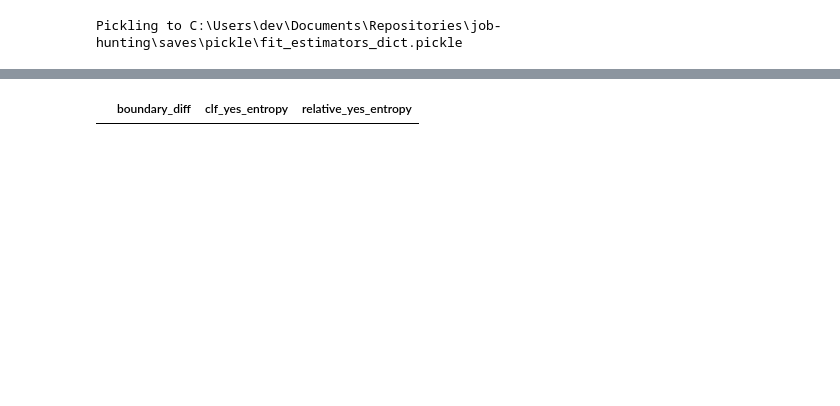
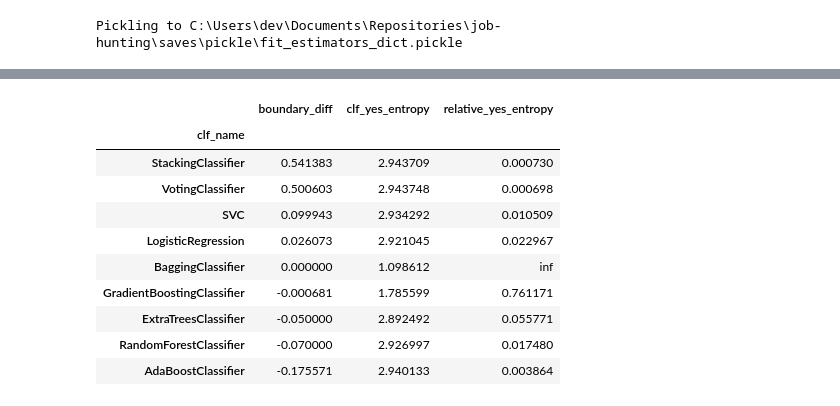
Before and after one commit to dbabbitt/job-hunting, a Jupyter notebook: ipynb/Indeed Header Classifier Scores.ipynb, the cells around one changed output, grey strips where cells are left out. Drawn from its saved outputs; the diff is of its cells as text; code cells hidden in the pictures; blank space fills up the shorter version.

```diff
--- a/ipynb/Indeed Header Classifier Scores.ipynb
+++ b/ipynb/Indeed Header Classifier Scores.ipynb
@@ -136,8 +137,8 @@ if len(sents_list):
                                               max_leaf_nodes=None, max_samples=None, min_impurity_decrease=0.0, min_impurity_split=None,
                                               min_samples_leaf=1, min_samples_split=2, min_weight_fraction_leaf=0.0, n_estimators=100,
                                               n_jobs=None, oob_score=False, random_state=None, verbose=0, warm_start=False),
-                       LogisticRegression(**{'C': 7.5, 'class_weight': 'balanced', 'dual': True, 'fit_intercept': False, 'max_iter': 64,
-                                             'penalty': 'l2', 'solver': 'liblinear', 'tol': 1e-09}),
+                       LogisticRegression(**{'C': 8.5, 'class_weight': None, 'dual': False, 'fit_intercept': True, 'max_iter': 6,
+                                             'penalty': 'l2', 'solver': 'sag', 'tol': 1e-08}),
                        SVC(C=1.0, break_ties=False, cache_size=200, class_weight=None, coef0=0.0, decision_function_shape='ovr', degree=3,
                            gamma='scale', kernel='rbf', max_iter=-1, probability=True, random_state=None, shrinking=True, tol=0.001,
                            verbose=False)]
@@ -326,11 +346,11 @@ if len(metrics_list):
     try:
         entropy_df = s.load_object('entropy_df')
     except:
-        columns_list = ['training_duration', 'inference_duration', 'balanced_accuracy_score', 'accuracy_score', 'adjusted_mutual_info_score',
-                        'adjusted_rand_score', 'average_precision_score', 'balanced_accuracy_score', 'cohen_kappa_score', 'completeness_score',
-                        'explained_variance_score', 'f1_score', 'fowlkes_mallows_score', 'homogeneity_score', 'jaccard_score',
-                        'mutual_info_score', 'normalized_mutual_info_score', 'precision_score', 'r2_score', 'recall_score', 'roc_auc_score',
-                        'v_measure_score', 'boundary_diff', 'clf_yes_entropy', 'relative_yes_entropy']
+        columns_list = ['training_duration', 'inference_duration', 'boundary_diff', 'clf_yes_entropy', 'relative_yes_entropy', 'accuracy_score',
+                        'adjusted_mutual_info_score', 'adjusted_rand_score', 'average_precision_score', 'balanced_accuracy_score',
+                        'cohen_kappa_score', 'completeness_score', 'explained_variance_score', 'f1_score', 'fowlkes_mallows_score',
+                        'homogeneity_score', 'jaccard_score', 'mutual_info_score', 'normalized_mutual_info_score', 'precision_score', 'r2_score',
+                        'recall_score', 'roc_auc_score', 'v_measure_score']
         entropy_df = pd.DataFrame([], columns=columns_list)
         s.store_objects(entropy_df=entropy_df)
     for name, cls in inspect.getmembers(sys.modules[__name__], inspect.isclass):
@@ -373,5 +400,6 @@ if entropy_df.shape[0]:
     columns_list = [cn for cn, s in sorted([(cn, entropy_df[cn].std()) for cn in columns_list], key=lambda x: x[1], reverse=True)][:3]
     description_dict = s.load_object('description_dict')
     for metric in columns_list:
-        print('{}: {}'.format(metric, description_dict[metric]))
-    AxesSubplot_obj = entropy_df[columns_list].sort_values('r2_score', ascending=True).plot.line(rot=45, figsize=(18, 8))
+        if metric in description_dict:
+            print('{}: {}'.format(metric, description_dict[metric]))
+    AxesSubplot_obj = entropy_df.sort_values(columns_list[0], ascending=True)[columns_list].plot.line(rot=45, figsize=(18, 8))
@@ -387,4 +419,4 @@ if entropy_df.shape[0]:
     fig = plt.figure(figsize=(18, 8))
     ax = fig.add_subplot(1, 1, 1)
     ax.set_yscale('log')
-    AxesSubplot_obj = entropy_df[columns_list].sort_values('training_duration', ascending=True).plot.line(rot=45, ax=ax)
+    AxesSubplot_obj = entropy_df.sort_values(columns_list[0], ascending=True)[columns_list].plot.line(rot=45, ax=ax)
@@ -400,8 +440,18 @@ if entropy_df.shape[0]:
 # %%
 
-entropy_df[custom_metrics_list].sort_values('boundary_diff', ascending=False)
+entropy_df.sort_values('boundary_diff', ascending=False)[custom_metrics_list]
 # %% [output]
 |  | boundary_diff | clf_yes_entropy | relative_yes_entropy |
+| clf_name |  |  |  |
+| StackingClassifier | 0.541383 | 2.943709 | 0.000730 |
+| VotingClassifier | 0.500603 | 2.943748 | 0.000698 |
+| SVC | 0.099943 | 2.934292 | 0.010509 |
+| LogisticRegression | 0.026073 | 2.921045 | 0.022967 |
+| BaggingClassifier | 0.000000 | 1.098612 | inf |
+| GradientBoostingClassifier | -0.000681 | 1.785599 | 0.761171 |
+| ExtraTreesClassifier | -0.050000 | 2.892492 | 0.055771 |
+| RandomForestClassifier | -0.070000 | 2.926997 | 0.017480 |
+| AdaBoostClassifier | -0.175571 | 2.940133 | 0.003864 |
 # %%
 
 if entropy_df.shape[0]:
```
Also changed, not shown: parts of 18 cells of this notebook, 1 other file.
